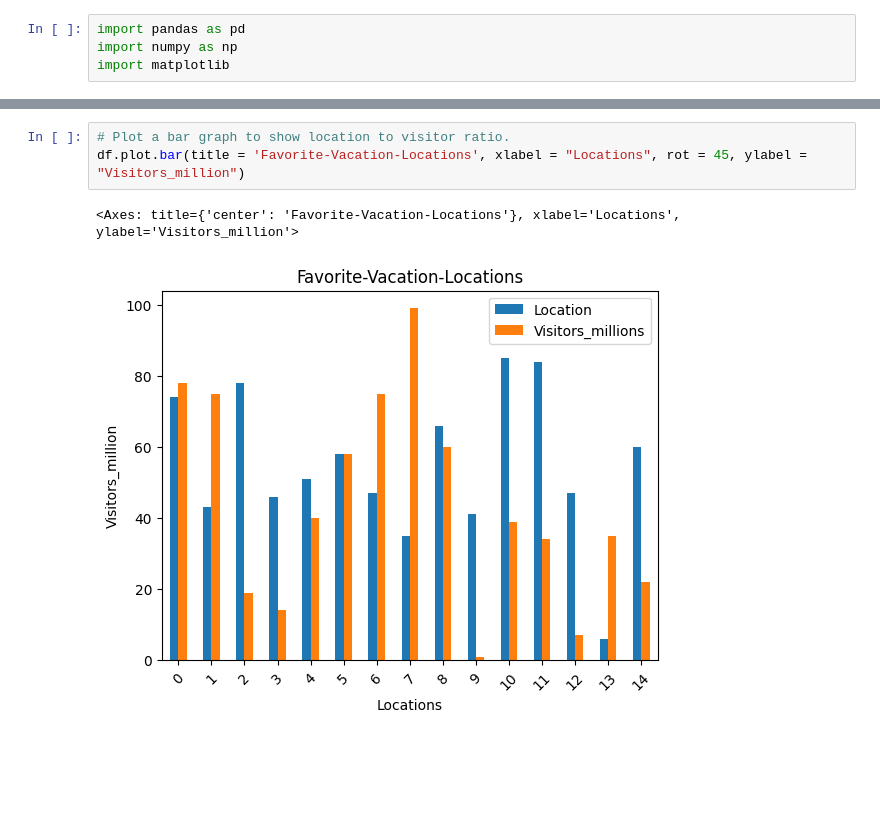
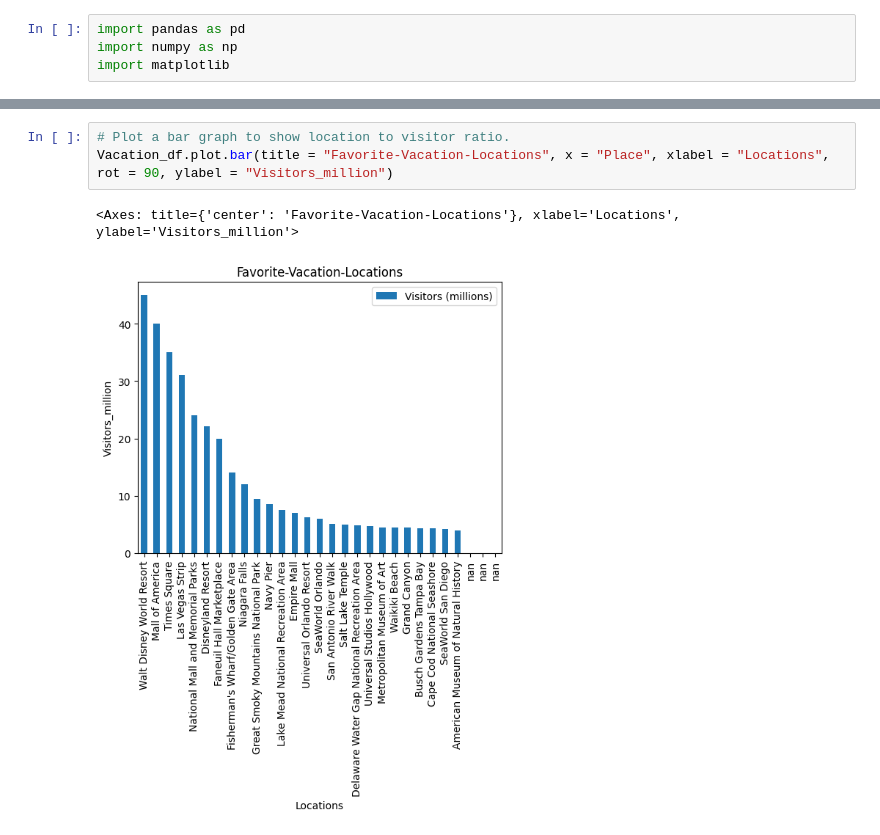
Before and after one commit to joannathom/Favorite-Vacation-Locations, a Jupyter notebook: analyzedata.ipynb, the cells around one changed output, grey strips where cells are left out. Cells and saved outputs as stored; diff of their text form; blank space fills up the shorter version.

```diff
--- a/analyzedata.ipynb
+++ b/analyzedata.ipynb
@@ -136,7 +136,7 @@ df.plot(title = 'Favorite-Vacation-Locations', xlabel = "Location", rot = 45, yl
 # %%
 # Plot a bar graph to show location to visitor ratio.
-df.plot.bar(title = 'Favorite-Vacation-Locations', xlabel = "Locations", rot = 45, ylabel = "Visitors_million")
+Vacation_df.plot.bar(title = "Favorite-Vacation-Locations", x = "Place", xlabel = "Locations", rot = 90, ylabel = "Visitors_million")
 # %% [output]
 <Axes: title={'center': 'Favorite-Vacation-Locations'}, xlabel='Locations', ylabel='Visitors_million'>
-[figure, old version]
+[figure, new version]
 # %%
```
Also changed, not shown: parts of 5 cells of this notebook.
